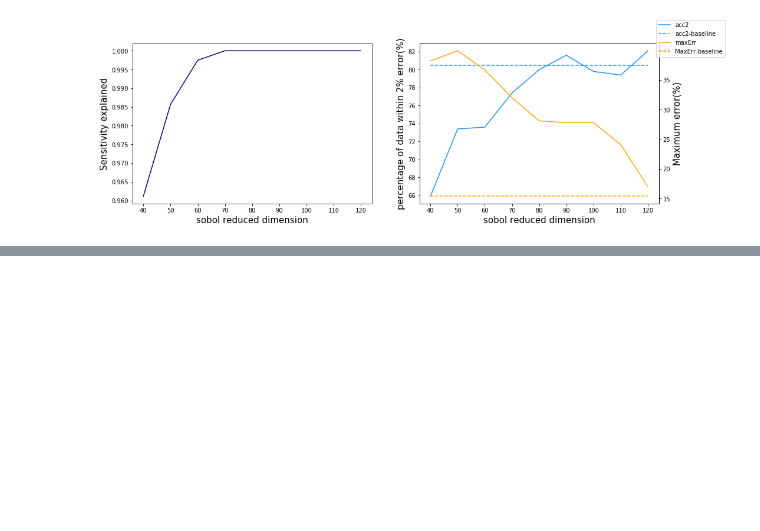
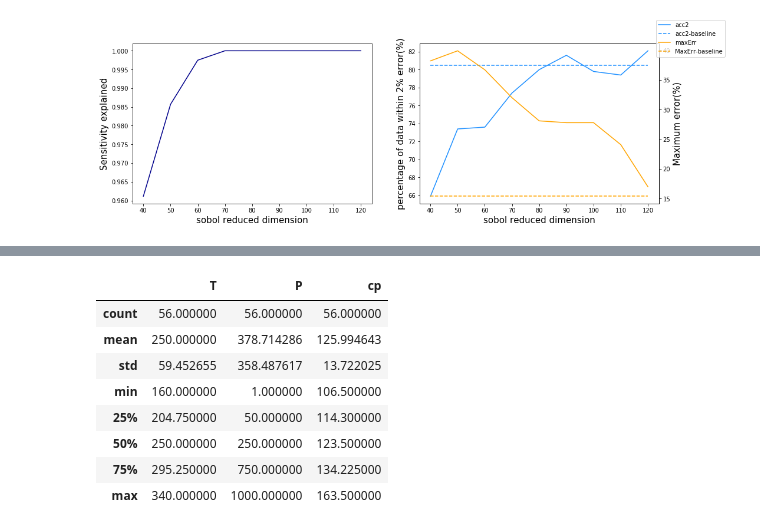
Before and after one commit to sungroup-sjtu/AIMS_ML, a Jupyter notebook: scripts/result_plot.ipynb, the cells around one changed output, grey strips where cells are left out. Cells and saved outputs as stored; diff of their text form; code cells hidden in the pictures; blank space fills up the shorter version.

```diff
--- a/scripts/result_plot.ipynb
+++ b/scripts/result_plot.ipynb
@@ -449,3 +450,5 @@ ax3.set_ylabel("Sensitivity explained", size=font_size)
 # %% [output]
 Text(0,0.5,'Sensitivity explained')
 [figure]
+# %%
+thisdata = pd.read_table('../data/result-ML-CH-cp.txt', sep=' ')
@@ -451,0 +471,12 @@ Text(0,0.5,'Sensitivity explained')
+# %%
+thisdata[thisdata['SMILES']=='CCCC'].describe()
+# %% [output]
+|  | T | P | cp |
+| count | 56.000000 | 56.000000 | 56.000000 |
+| mean | 250.000000 | 378.714286 | 125.994643 |
+| std | 59.452655 | 358.487617 | 13.722025 |
+| min | 160.000000 | 1.000000 | 106.500000 |
+| 25% | 204.750000 | 50.000000 | 114.300000 |
+| 50% | 250.000000 | 250.000000 | 123.500000 |
+| 75% | 295.250000 | 750.000000 | 134.225000 |
+| max | 340.000000 | 1000.000000 | 163.500000 |
```
Also changed, not shown: parts of 7 cells of this notebook, 3 other files.
